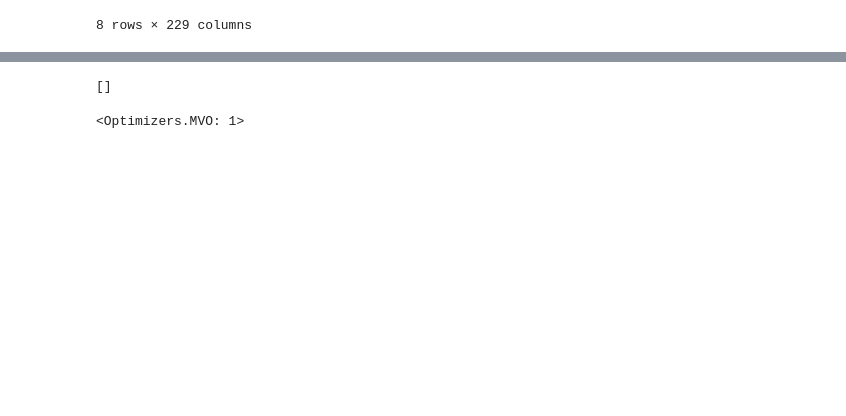
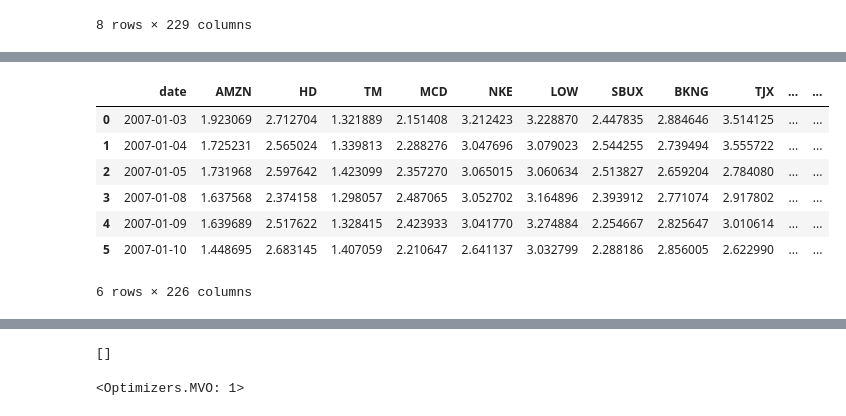
Before and after one commit to rafayk7/meta-portfolio-optimization, a Jupyter notebook: ActualWork/Explore/ExploreData.ipynb, the cells around one changed output, grey strips where cells are left out. Cells and saved outputs as stored; diff of their text form; code cells hidden in the pictures; blank space fills up the shorter version.

```diff
--- a/ActualWork/Explore/ExploreData.ipynb
+++ b/ActualWork/Explore/ExploreData.ipynb
@@ -255,0 +473,11 @@ NotImplementedError: Strict inequalities are not allowed.
+# %%
+holdings
+# %% [output]
+|  | date | AMZN | HD | TM | MCD | NKE | LOW | SBUX | BKNG | TJX | ... | ... |
+| 0 | 2007-01-03 | 1.923069 | 2.712704 | 1.321889 | 2.151408 | 3.212423 | 3.228870 | 2.447835 | 2.884646 | 3.514125 | ... | ... |
+| 1 | 2007-01-04 | 1.725231 | 2.565024 | 1.339813 | 2.288276 | 3.047696 | 3.079023 | 2.544255 | 2.739494 | 3.555722 | ... | ... |
+| 2 | 2007-01-05 | 1.731968 | 2.597642 | 1.423099 | 2.357270 | 3.065015 | 3.060634 | 2.513827 | 2.659204 | 2.784080 | ... | ... |
+| 3 | 2007-01-08 | 1.637568 | 2.374158 | 1.298057 | 2.487065 | 3.052702 | 3.164896 | 2.393912 | 2.771074 | 2.917802 | ... | ... |
+| 4 | 2007-01-09 | 1.639689 | 2.517622 | 1.328415 | 2.423933 | 3.041770 | 3.274884 | 2.254667 | 2.825647 | 3.010614 | ... | ... |
+| 5 | 2007-01-10 | 1.448695 | 2.683145 | 1.407059 | 2.210647 | 2.641137 | 3.032799 | 2.288186 | 2.856005 | 2.622990 | ... | ... |
+6 rows × 226 columns
```
Also changed, not shown: parts of 9 cells of this notebook, 9 other files.
